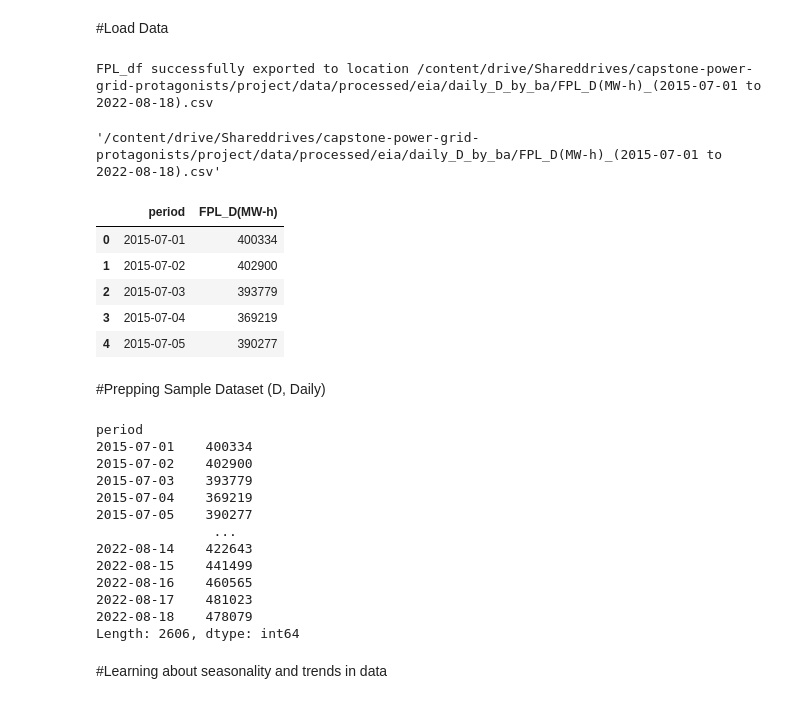
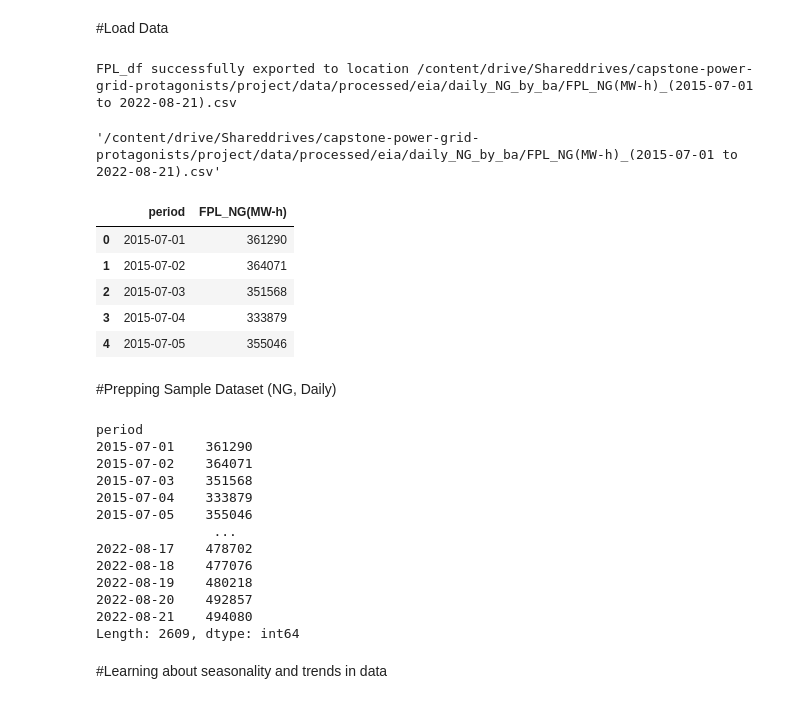
Before and after one commit to g4rr3tt/siads697-capstone, a Jupyter notebook: notebooks/05_energy_forecasting.ipynb, the cells around one changed output. Cells and saved outputs as stored; diff of their text form; code cells hidden in the pictures.

```diff
--- a/notebooks/05_energy_forecasting.ipynb
+++ b/notebooks/05_energy_forecasting.ipynb
@@ -305,7 +270,7 @@ def export_df_as_csv_to_folder(df_ba_copy, ba_code, data_path):
 #monthly and hourly to come soon
 frequency = 'daily'
 #can also select NG, DF, or EI (though not all balancing authorities will have data for each categeory)
-data_type = 'D'
+data_type = 'NG'
 #sample BA used for illustrations
 sample_ba = 'FPL'
 #API key --- Paul provided his for the purpose of reproducing results in this SIADS 697 class, but will delete afterwards
@@ -321,42 +286,42 @@ df_generated = api_query_df_generation(url_output)
 df_cleaned = clean_df_generated_from_api(df_generated)
 file_location = export_df_as_csv_to_folder(df_cleaned, sample_ba, data_path)
 # %% [output]
-FPL_df successfully exported to location /content/drive/Shareddrives/capstone-power-grid-protagonists/project/data/processed/eia/daily_D_by_ba/FPL_D(MW-h)_(2015-07-01 to 2022-08-18).csv
+FPL_df successfully exported to location /content/drive/Shareddrives/capstone-power-grid-protagonists/project/data/processed/eia/daily_NG_by_ba/FPL_NG(MW-h)_(2015-07-01 to 2022-08-21).csv
 # %%
 file_location
 # %% [output]
-'/content/drive/Shareddrives/capstone-power-grid-protagonists/project/data/processed/eia/daily_D_by_ba/FPL_D(MW-h)_(2015-07-01 to 2022-08-18).csv'
+'/content/drive/Shareddrives/capstone-power-grid-protagonists/project/data/processed/eia/daily_NG_by_ba/FPL_NG(MW-h)_(2015-07-01 to 2022-08-21).csv'
 # %%
 
-fpl_d_ts = pd.read_csv(file_location , usecols=["period", f'{sample_ba}_{data_type}(MW-h)'], parse_dates=["period"])
-fpl_d_ts.head()
+fpl_ng_ts = pd.read_csv(file_location , usecols=["period", f'{sample_ba}_{data_type}(MW-h)'], parse_dates=["period"])
+fpl_ng_ts.head()
 # %% [output]
-|  | period | FPL_D(MW-h) |
-| 0 | 2015-07-01 | 400334 |
-| 1 | 2015-07-02 | 402900 |
-| 2 | 2015-07-03 | 393779 |
-| 3 | 2015-07-04 | 369219 |
-| 4 | 2015-07-05 | 390277 |
+|  | period | FPL_NG(MW-h) |
+| 0 | 2015-07-01 | 361290 |
+| 1 | 2015-07-02 | 364071 |
+| 2 | 2015-07-03 | 351568 |
+| 3 | 2015-07-04 | 333879 |
+| 4 | 2015-07-05 | 355046 |
 # %% [markdown]
-#Prepping Sample Dataset (D, Daily)
+#Prepping Sample Dataset (NG, Daily)
 # %%
 #converting df to a simple date-time series
-fpl_d = pd.Series(fpl_d_ts['FPL_D(MW-h)'].values, index=pd.to_datetime(fpl_d_ts['period']))
-fpl_d
+fpl_ng = pd.Series(fpl_ng_ts['FPL_NG(MW-h)'].values, index=pd.to_datetime(fpl_ng_ts['period']))
+fpl_ng
 # %% [output]
 period
-2015-07-01    400334
-2015-07-02    402900
-2015-07-03    393779
-2015-07-04    369219
-2015-07-05    390277
+2015-07-01    361290
+2015-07-02    364071
+2015-07-03    351568
+2015-07-04    333879
+2015-07-05    355046
                ...
-2022-08-14    422643
-2022-08-15    441499
-2022-08-16    460565
-2022-08-17    481023
-2022-08-18    478079
-Length: 2606, dtype: int64
+2022-08-17    478702
+2022-08-18    477076
+2022-08-19    480218
+2022-08-20    492857
+2022-08-21    494080
+Length: 2609, dtype: int64
 # %% [markdown]
 #Learning about seasonality and trends in data
 # %%
```
Also changed, not shown: parts of 76 cells of this notebook.
